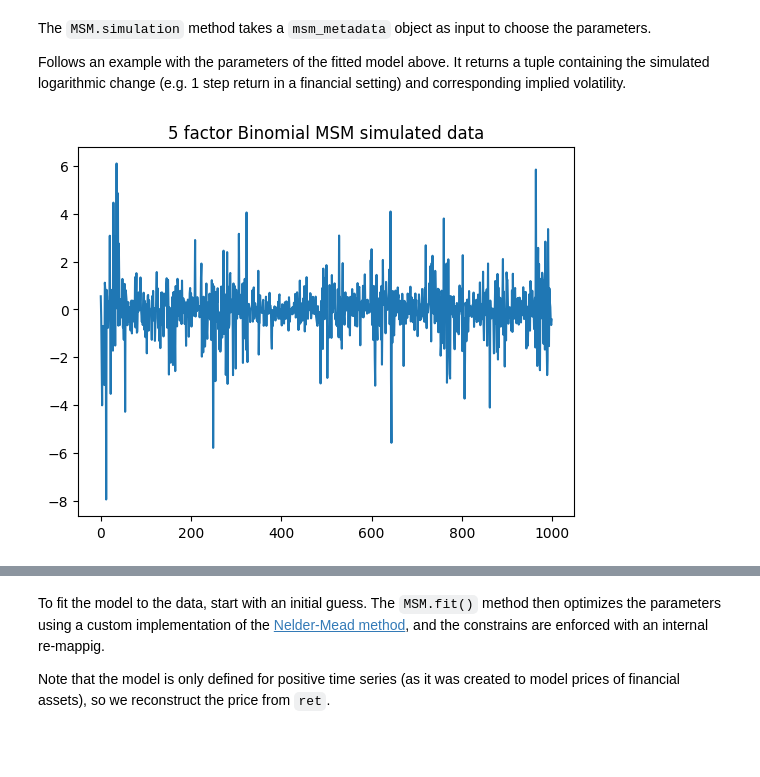
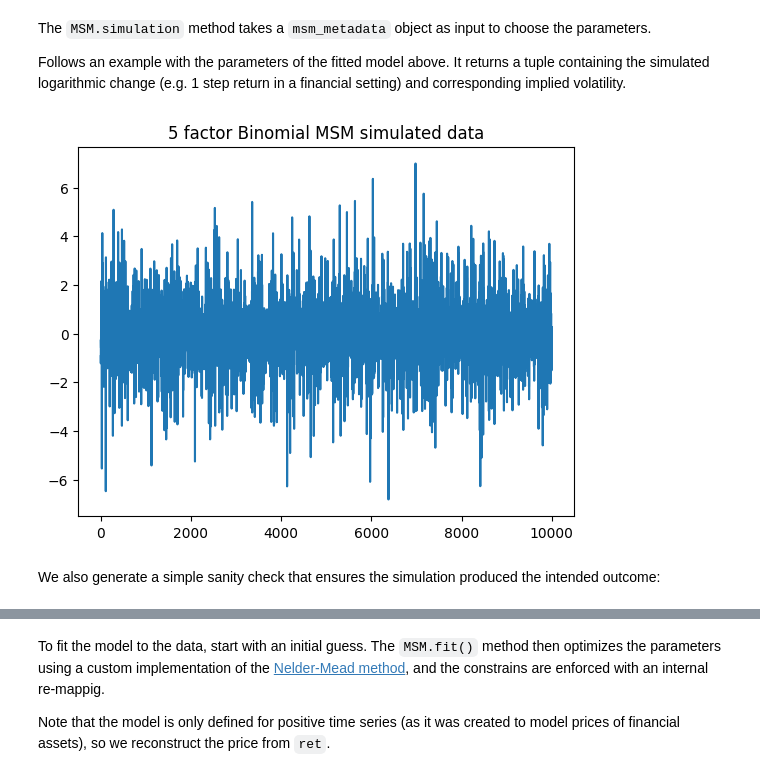
Before and after one commit to AlfredoDiodati/fractrics, a Jupyter notebook: notebooks/MSM_example.ipynb, the cells around one changed output, grey strips where cells are left out. Saved outputs shown, nothing was run; the diff lists cells and outputs as text; code cells hidden in the pictures; blank space fills up the shorter version.

Commit message:
addedd sanity checks of simulation

```diff
--- a/notebooks/MSM_example.ipynb
+++ b/notebooks/MSM_example.ipynb
@@ -42,9 +42,11 @@ The `MSM.simulation` method takes a `msm_metadata` object as input to choose the
 Follows an example with the parameters of the fitted model above. It returns a tuple containing the simulated logarithmic change (e.g. 1 step return in a financial setting) and corresponding implied volatility.
 # %%
 import matplotlib.pyplot as plt
-ret, vol = MSM.simulation(n_simulations = 1000, model_info = model, seed=123)
+ret, vol = MSM.simulation(n_simulations = 10000, model_info = model, seed=123)
 plt.plot(ret)
 plt.title(f"{model.num_latent} factor Binomial MSM simulated data")
 plt.show()
 # %% [output]
-[figure, old version]
+[figure, new version]
+# %% [markdown]
+We also generate a simple sanity check that ensures the simulation produced the intended outcome:
```
Also changed, not shown: parts of 1 cell of this notebook, 2 other files.
